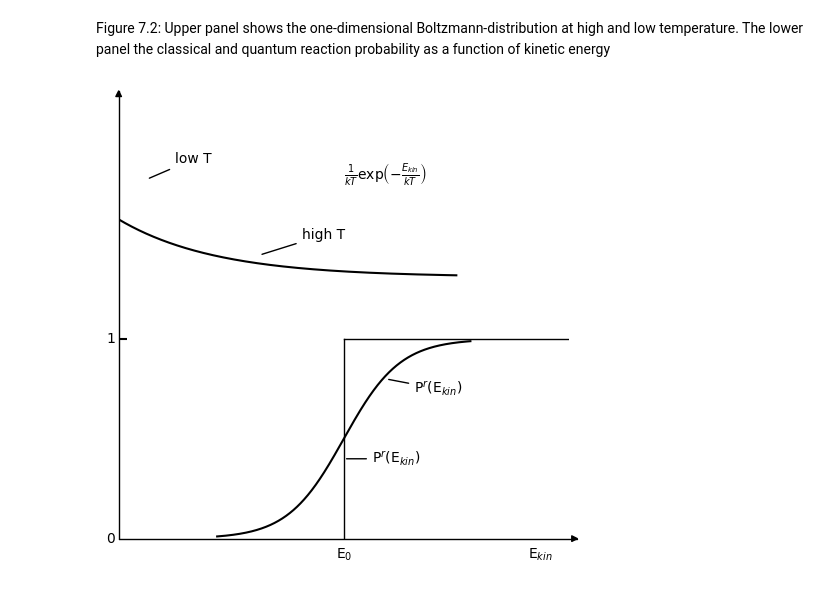
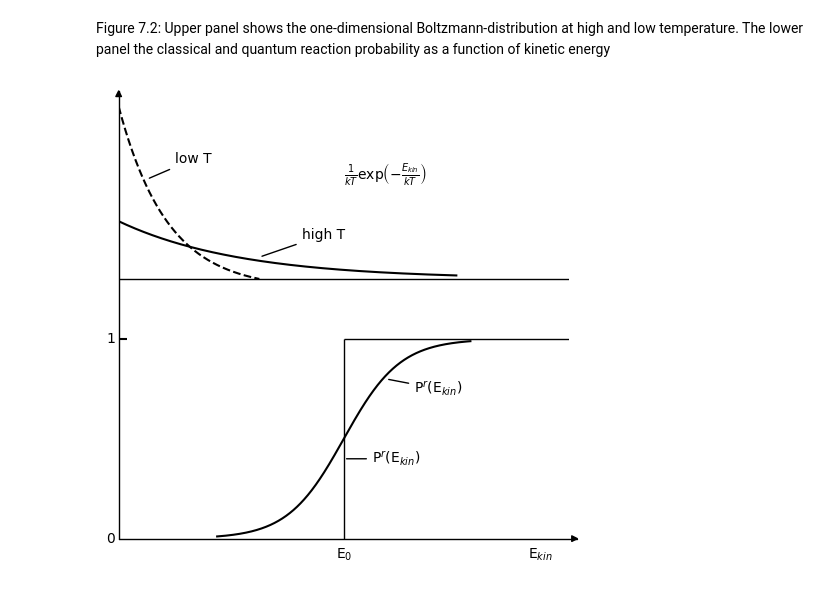
Before and after one commit to Normann25/Figures_Reac_Book, a Jupyter notebook: Chapter 7/chapter7.ipynb, the cells around one changed output. Cells and saved outputs as stored; diff of their text form; code cells hidden in the pictures.

```diff
--- a/Chapter 7/chapter7.ipynb
+++ b/Chapter 7/chapter7.ipynb
@@ -84,21 +84,13 @@ panel the classical and quantum reaction probability as a function of kinetic en
 x_P = np.linspace(-4.5, 4.5, 1000)
 y_P = 1/(1 + np.exp(-x_P))
 
-x_low = np.linspace(-20, -15, 1000)
-kT_low = (1.38*10**(-23))*5
+x_low = np.linspace(1, 6, 1000)
+kT_low = (1.38*10**(-23))*2.5
 y_low = (1/kT_low*10**(-22.25))*np.exp(-(x_low*10**(-22.7))/kT_low)
 
 x_high = np.linspace(0, 12, 1000)
-kT_high = (1.38*10**(-23))*5000
-y_high = (1/kT_low*10**(-22.7))*np.exp(-(x_high*10**(-22.7))/kT_low)
-
-x_sep = np.linspace(0, 16, 100)
-y_sep = np.zeros(100)+y_low[-1]+1.25
-
-x_E0 = np.zeros(100)+8
-y_E0 = np.linspace(0, 1, 100)
-x_1 = np.linspace(8, 16, 100)
-y_1 = np.ones(100)
+kT_high = (1.38*10**(-23))*5*10**3
+y_high = (1/kT_low*10**(-23))*np.exp(-(x_high*10**(-23.1))/kT_low)
 # %%
 fig = plt.figure(figsize = (5, 5))
 ax = SubplotZero(fig, 111)
@@ -118,37 +110,37 @@ plt.yticks([])
 ax.xaxis.set_ticks_position('none') # tick markers
 ax.yaxis.set_ticks_position('none')
 
 for direction in ["left", "right", "bottom", "top"]:
     # hides borders
     ax.axis[direction].set_visible(False)
 
 ax.plot(x_P+8, y_P, color = 'k')
 ax.annotate(r'P$^{r}$(E$_{kin}$)', xy = (9.5, 0.8), xytext = (10.5, 0.75), arrowprops=({'arrowstyle': '-', 'lw': 1,
             'facecolor':'k'}), va = 'center')
-ax.plot(x_E0, y_E0, color = 'k', lw = 1)
+ax.vlines(8, 0, 1, colors = 'k', lw = 1)
 ax.annotate(r'P$^{r}$(E$_{kin}$)', xy = (8, 0.4), xytext = (9, 0.4), arrowprops=({'arrowstyle': '-', 'lw': 1,
             'facecolor':'k'}), va = 'center')
-ax.plot(x_1, y_1, color = 'k', lw = 1)
+ax.hlines(1, 8, 16, colors = 'k', lw = 1)
 ax.scatter(0, 1, color = 'k', marker = 1)
 ax.text(-0.45, 0, '0', va = 'center')
 ax.text(-0.45, 1, '1', va = 'center')
 ax.text(8, -0.1, r'E$_{0}$', ha = 'center')
 ax.text(15, -0.1, r'E$_{kin}$', ha = 'center')
 
-ax.plot(x_sep, y_sep, color = 'k', lw = 1)
+ax.hlines(y_low[-1] + 1.25, 0, 16, colors = 'k', lw = 1)
 ax.annotate('low T', xy = (1, 1.8), xytext = (2, 1.9), arrowprops=({'arrowstyle': '-', 'lw': 1,
             'facecolor':'k'}), va = 'center')
-ax.plot(x_low+20, y_low+1.26, color = 'k', ls = '--')
-ax.annotate('high T', xy = (5, 1.42), xytext = (6.5, 1.52), arrowprops=({'arrowstyle': '-', 'lw': 1,
+ax.plot(x_low - 1, y_low + 1.25, color = 'k', ls = '--')
+ax.annotate('high T', xy = (5, 1.41), xytext = (6.5, 1.52), arrowprops=({'arrowstyle': '-', 'lw': 1,
             'facecolor':'k'}), va = 'center')
-ax.plot(x_high, y_high+1.31, color = 'k')
+ax.plot(x_high, y_high+1.3, color = 'k')
 ax.text(8, 1.8, r'$\frac{1}{kT}$exp$\left(-\frac{E_{kin}}{kT}\right)$')
 
 plt.ylim(0,2.2)
 plt.xlim(0, 16)
 
 plt.tight_layout()
 plt.savefig('BoltClassQ.png', dpi = 150)
 plt.show()
 # %% [output]
-[figure, old version]
+[figure, new version]
```
Also changed, not shown: 1 other file.
